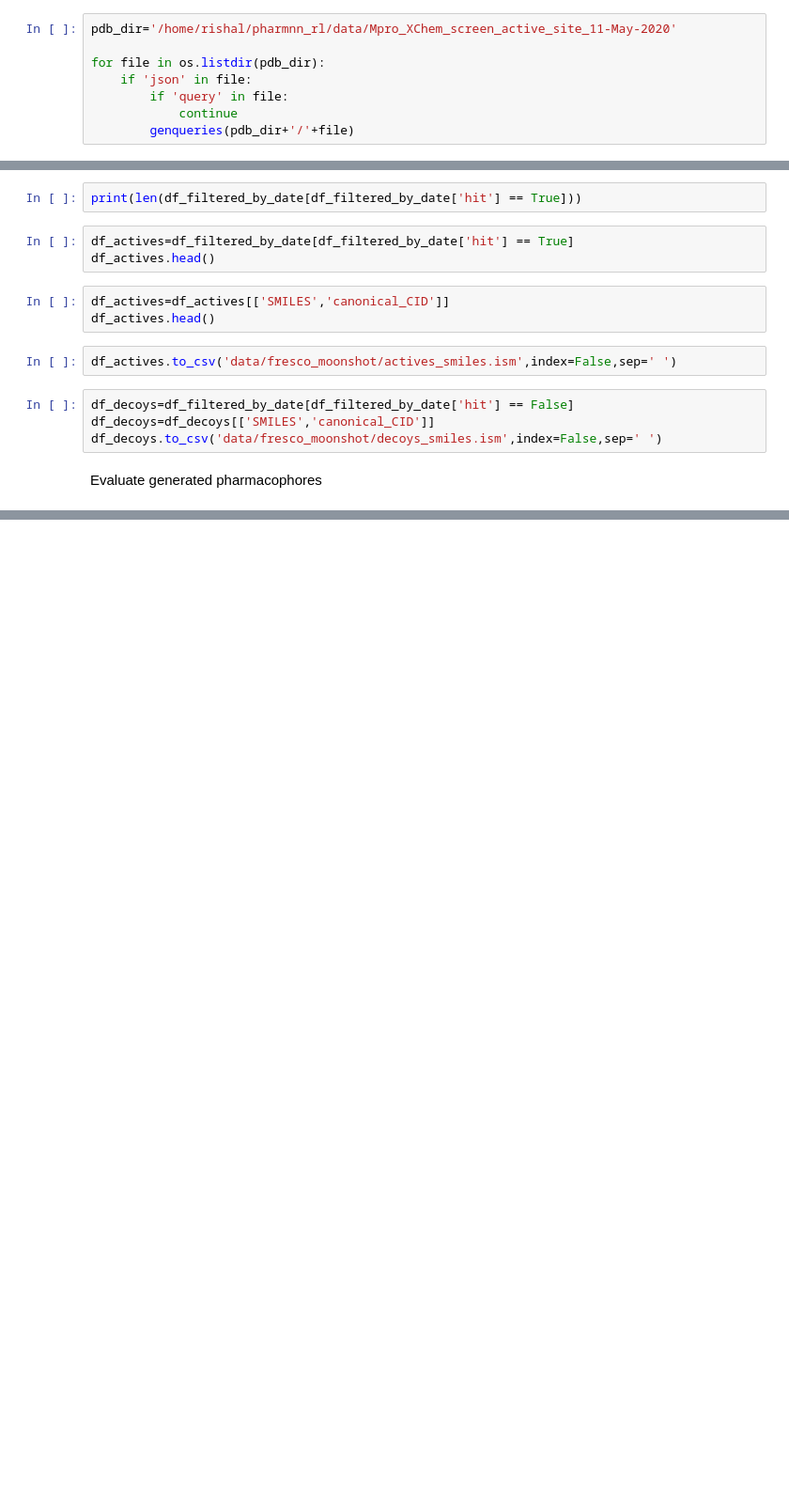
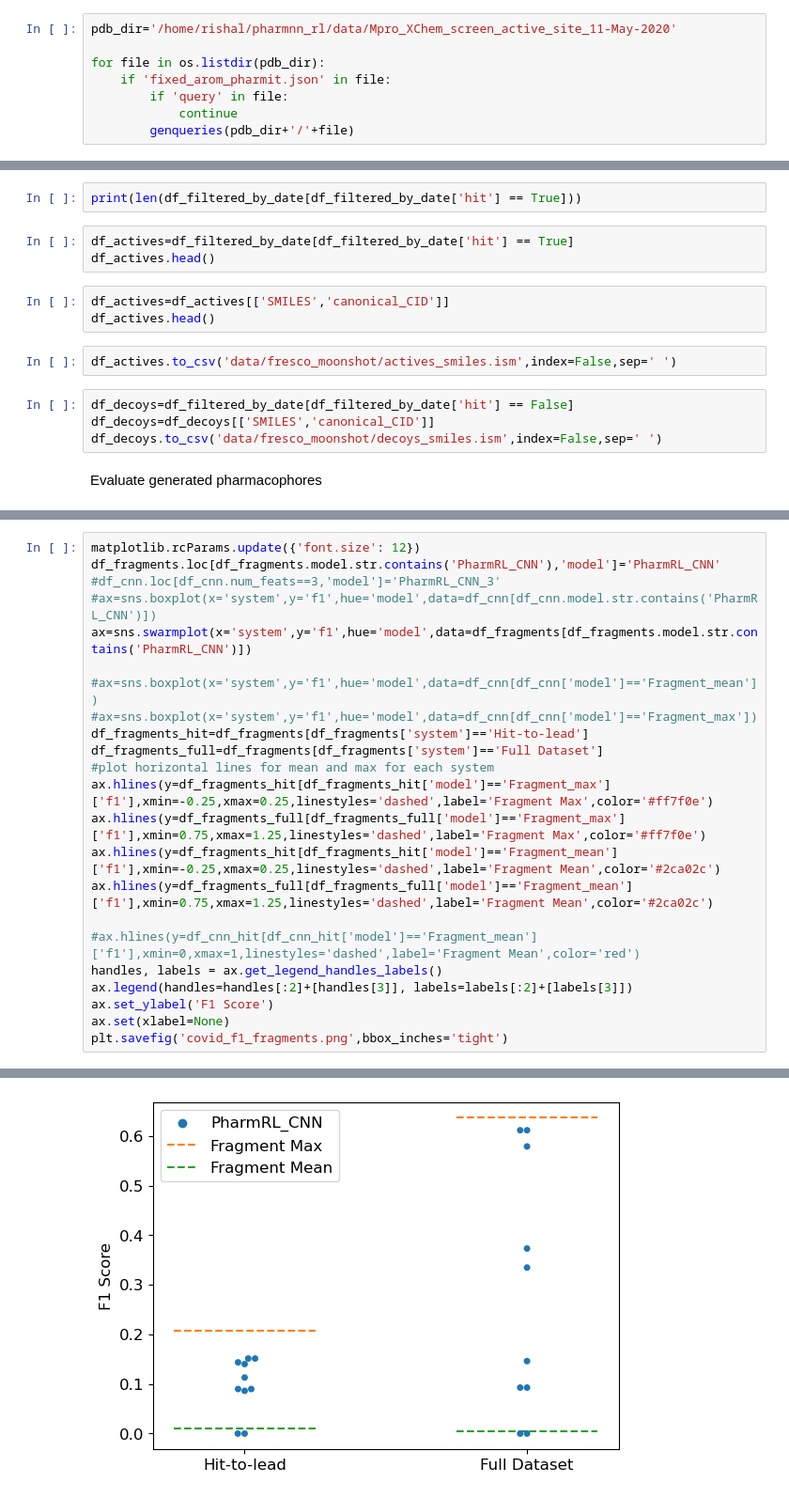
Before and after one commit to RishalAggarwal/Pharmrl, a Jupyter notebook: notebooks/covid_eval.ipynb, the cells around one changed output, grey strips where cells are left out. Shown: that part at 94% size. Saved outputs shown, nothing was run; the diff lists cells and outputs as text; blank space fills up the shorter version.

```diff
--- a/notebooks/covid_eval.ipynb
+++ b/notebooks/covid_eval.ipynb
@@ -236,7 +259,7 @@ def genqueries(fname):
 pdb_dir='/home/rishal/pharmnn_rl/data/Mpro_XChem_screen_active_site_11-May-2020'
 
 for file in os.listdir(pdb_dir):
-    if 'json' in file:
+    if 'fixed_arom_pharmit.json' in file:
         if 'query' in file:
             continue
         genqueries(pdb_dir+'/'+file)
@@ -407,0 +864,24 @@ for file in os.listdir(pdb_dir):
+# %%
+matplotlib.rcParams.update({'font.size': 12})
+df_fragments.loc[df_fragments.model.str.contains('PharmRL_CNN'),'model']='PharmRL_CNN'
+#df_cnn.loc[df_cnn.num_feats==3,'model']='PharmRL_CNN_3'
+#ax=sns.boxplot(x='system',y='f1',hue='model',data=df_cnn[df_cnn.model.str.contains('PharmRL_CNN')])
+ax=sns.swarmplot(x='system',y='f1',hue='model',data=df_fragments[df_fragments.model.str.contains('PharmRL_CNN')])
+
+#ax=sns.boxplot(x='system',y='f1',hue='model',data=df_cnn[df_cnn['model']=='Fragment_mean'])
+#ax=sns.boxplot(x='system',y='f1',hue='model',data=df_cnn[df_cnn['model']=='Fragment_max'])
+df_fragments_hit=df_fragments[df_fragments['system']=='Hit-to-lead']
+df_fragments_full=df_fragments[df_fragments['system']=='Full Dataset']
+#plot horizontal lines for mean and max for each system
+ax.hlines(y=df_fragments_hit[df_fragments_hit['model']=='Fragment_max']['f1'],xmin=-0.25,xmax=0.25,linestyles='dashed',label='Fragment Max',color='#ff7f0e')
+ax.hlines(y=df_fragments_full[df_fragments_full['model']=='Fragment_max']['f1'],xmin=0.75,xmax=1.25,linestyles='dashed',label='Fragment Max',color='#ff7f0e')
+ax.hlines(y=df_fragments_hit[df_fragments_hit['model']=='Fragment_mean']['f1'],xmin=-0.25,xmax=0.25,linestyles='dashed',label='Fragment Mean',color='#2ca02c')
+ax.hlines(y=df_fragments_full[df_fragments_full['model']=='Fragment_mean']['f1'],xmin=0.75,xmax=1.25,linestyles='dashed',label='Fragment Mean',color='#2ca02c')
+
+#ax.hlines(y=df_cnn_hit[df_cnn_hit['model']=='Fragment_mean']['f1'],xmin=0,xmax=1,linestyles='dashed',label='Fragment Mean',color='red')
+handles, labels = ax.get_legend_handles_labels()
+ax.legend(handles=handles[:2]+[handles[3]], labels=labels[:2]+[labels[3]])
+ax.set_ylabel('F1 Score')
+ax.set(xlabel=None)
+plt.savefig('covid_f1_fragments.png',bbox_inches='tight')
+# %% [output]
@@ -407,0 +892 @@ for file in os.listdir(pdb_dir):
+[figure, added]
```
Also changed, not shown: parts of 43 cells of this notebook, 2 other files.
